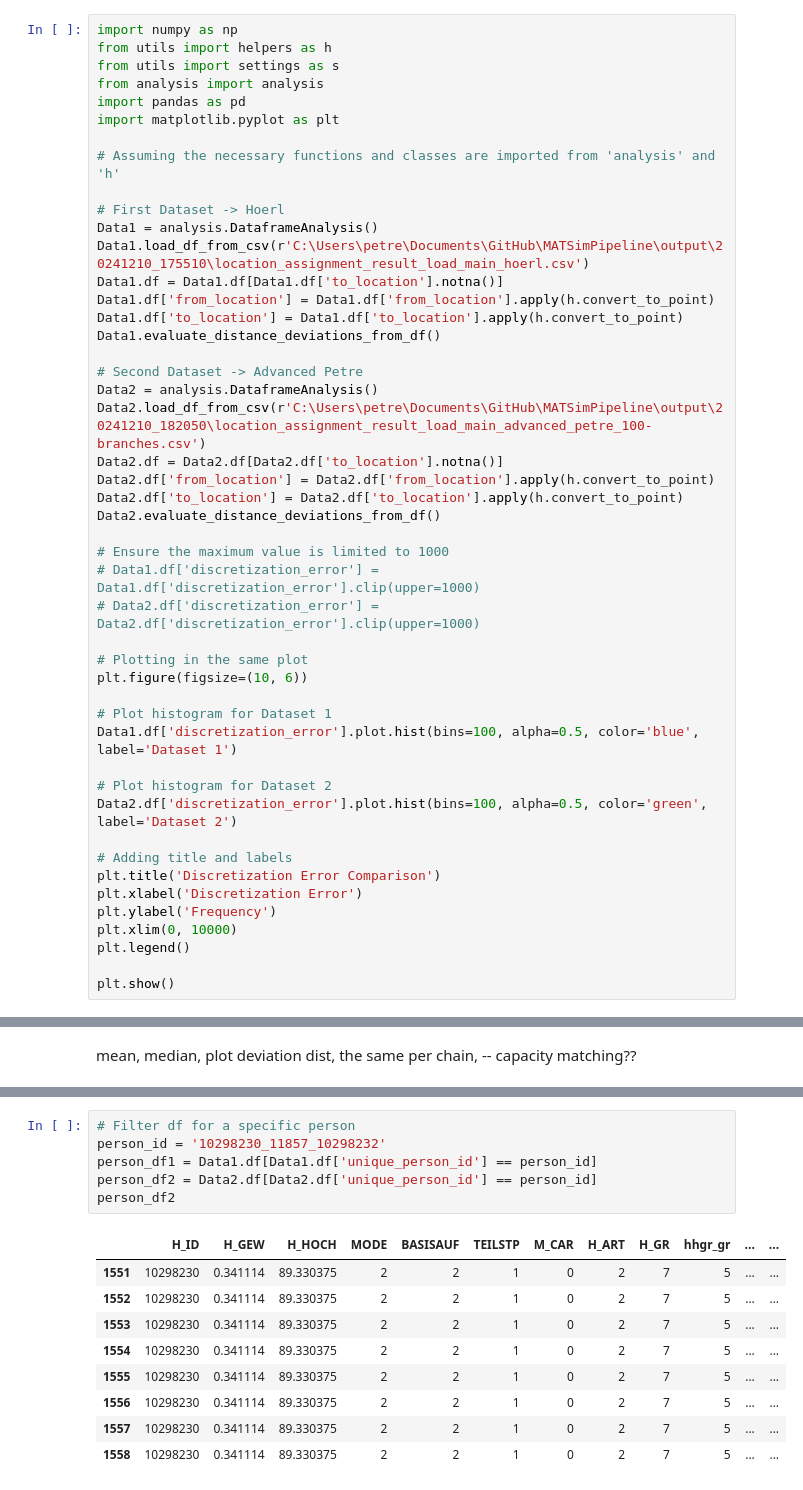
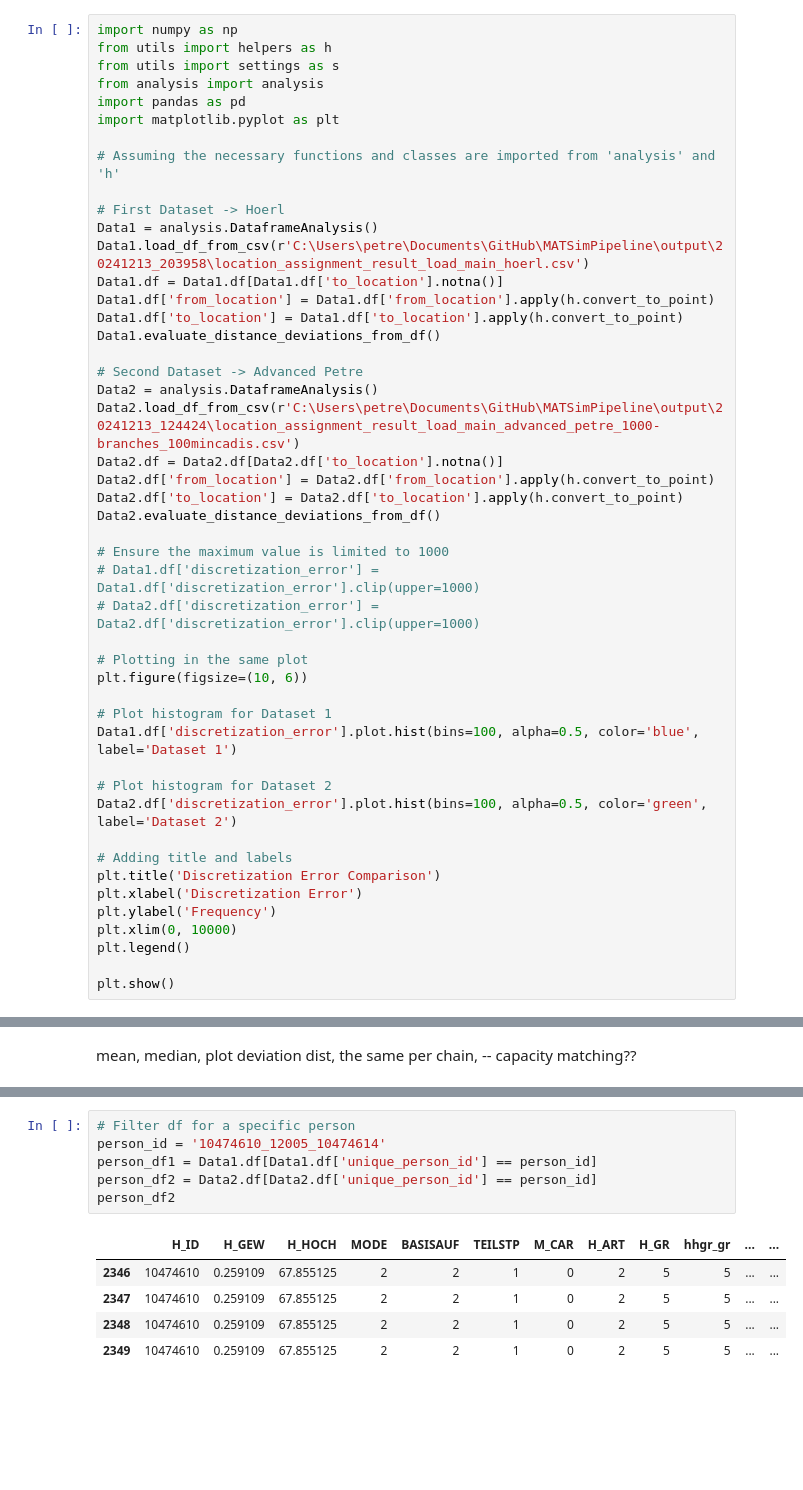
Before and after one commit to TUBS-IVS/MATSimPipeline, a Jupyter notebook: analysis/analysisnb.ipynb, the cells around one changed output, grey strips where cells are left out. Cells and saved outputs as stored; diff of their text form; blank space fills up the shorter version.

```diff
--- a/analysis/analysisnb.ipynb
+++ b/analysis/analysisnb.ipynb
@@ -10,7 +10,7 @@ import matplotlib.pyplot as plt
 
 # First Dataset -> Hoerl
 Data1 = analysis.DataframeAnalysis()
-Data1.load_df_from_csv(r'C:\Users\petre\Documents\GitHub\MATSimPipeline\output\20241210_175510\location_assignment_result_load_main_hoerl.csv')
+Data1.load_df_from_csv(r'C:\Users\petre\Documents\GitHub\MATSimPipeline\output\20241213_203958\location_assignment_result_load_main_hoerl.csv')
 Data1.df = Data1.df[Data1.df['to_location'].notna()]
 Data1.df['from_location'] = Data1.df['from_location'].apply(h.convert_to_point)
 Data1.df['to_location'] = Data1.df['to_location'].apply(h.convert_to_point)
@@ -18,7 +18,7 @@ Data1.evaluate_distance_deviations_from_df()
 
 # Second Dataset -> Advanced Petre
 Data2 = analysis.DataframeAnalysis()
-Data2.load_df_from_csv(r'C:\Users\petre\Documents\GitHub\MATSimPipeline\output\20241210_182050\location_assignment_result_load_main_advanced_petre_100-branches.csv')
+Data2.load_df_from_csv(r'C:\Users\petre\Documents\GitHub\MATSimPipeline\output\20241213_124424\location_assignment_result_load_main_advanced_petre_1000-branches_100mincadis.csv')
 Data2.df = Data2.df[Data2.df['to_location'].notna()]
 Data2.df['from_location'] = Data2.df['from_location'].apply(h.convert_to_point)
 Data2.df['to_location'] = Data2.df['to_location'].apply(h.convert_to_point)
@@ -136,17 +130,13 @@ max      19800.000000
 Name: discretization_error, dtype: float64
 # %%
 # Filter df for a specific person
-person_id = '10298230_11857_10298232'
+person_id = '10474610_12005_10474614'
 person_df1 = Data1.df[Data1.df['unique_person_id'] == person_id]
 person_df2 = Data2.df[Data2.df['unique_person_id'] == person_id]
 person_df2
 # %% [output]
 |  | H_ID | H_GEW | H_HOCH | MODE | BASISAUF | TEILSTP | M_CAR | H_ART | H_GR | hhgr_gr | ... | ... |
-| 1551 | 10298230 | 0.341114 | 89.330375 | 2 | 2 | 1 | 0 | 2 | 7 | 5 | ... | ... |
-| 1552 | 10298230 | 0.341114 | 89.330375 | 2 | 2 | 1 | 0 | 2 | 7 | 5 | ... | ... |
-| 1553 | 10298230 | 0.341114 | 89.330375 | 2 | 2 | 1 | 0 | 2 | 7 | 5 | ... | ... |
-| 1554 | 10298230 | 0.341114 | 89.330375 | 2 | 2 | 1 | 0 | 2 | 7 | 5 | ... | ... |
-| 1555 | 10298230 | 0.341114 | 89.330375 | 2 | 2 | 1 | 0 | 2 | 7 | 5 | ... | ... |
-| 1556 | 10298230 | 0.341114 | 89.330375 | 2 | 2 | 1 | 0 | 2 | 7 | 5 | ... | ... |
-| 1557 | 10298230 | 0.341114 | 89.330375 | 2 | 2 | 1 | 0 | 2 | 7 | 5 | ... | ... |
-| 1558 | 10298230 | 0.341114 | 89.330375 | 2 | 2 | 1 | 0 | 2 | 7 | 5 | ... | ... |
+| 2346 | 10474610 | 0.259109 | 67.855125 | 2 | 2 | 1 | 0 | 2 | 5 | 5 | ... | ... |
+| 2347 | 10474610 | 0.259109 | 67.855125 | 2 | 2 | 1 | 0 | 2 | 5 | 5 | ... | ... |
+| 2348 | 10474610 | 0.259109 | 67.855125 | 2 | 2 | 1 | 0 | 2 | 5 | 5 | ... | ... |
+| 2349 | 10474610 | 0.259109 | 67.855125 | 2 | 2 | 1 | 0 | 2 | 5 | 5 | ... | ... |
```
Also changed, not shown: parts of 7 cells of this notebook, 6 other files.
